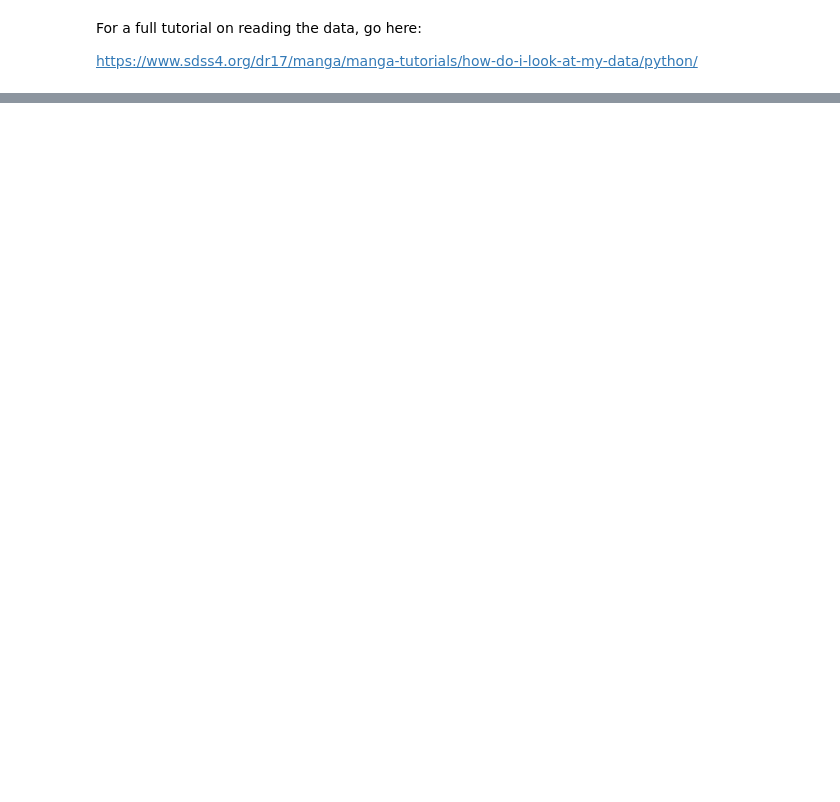
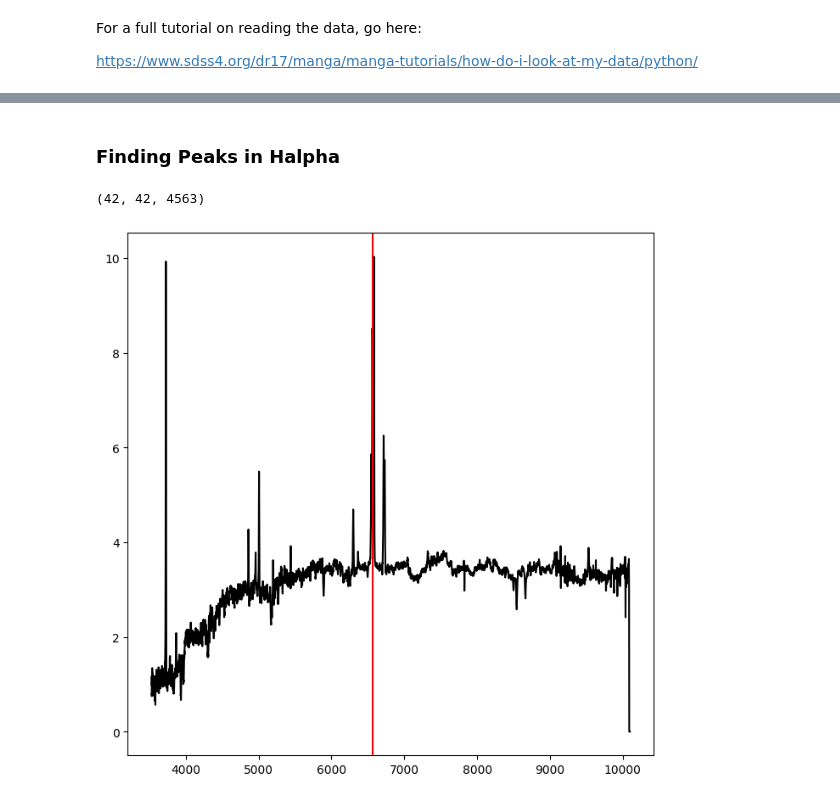
Before and after one commit to AstroORyan/weave-proj, a Jupyter notebook: example/notebooks/looking-at-cube.ipynb, the cells around one changed output, grey strips where cells are left out. Cells and saved outputs as stored; diff of their text form; code cells hidden in the pictures; blank space fills up the shorter version.

```diff
--- a/example/notebooks/looking-at-cube.ipynb
+++ b/example/notebooks/looking-at-cube.ipynb
@@ -13,4 +23 @@ files
  'C:/Users/oryan/Documents/weave-proj/example/data\\manga-11020-6103-LOGCUBE-arp239-sec.fits.gz']
-# %%
-with fits.open(files[0]) as hdul:
-    print(hdul)
@@ -46,0 +120,15 @@ https://www.sdss4.org/dr17/manga/manga-tutorials/how-do-i-look-at-my-data/python
+# %% [markdown]
+### Finding Peaks in Halpha
+# %%
+data.shape
+# %% [output]
+(42, 42, 4563)
+# %%
+spectra = data[21,21,:]
+# %%
+plt.figure(figsize = (8,8))
+plt.plot(wave / (1 + redshift), spectra, color='black')
+plt.axvline(6564.6, color='r')
+plt.show()
+# %% [output]
+[figure, added]
```
Also changed, not shown: parts of 38 cells of this notebook, 2 other files.
